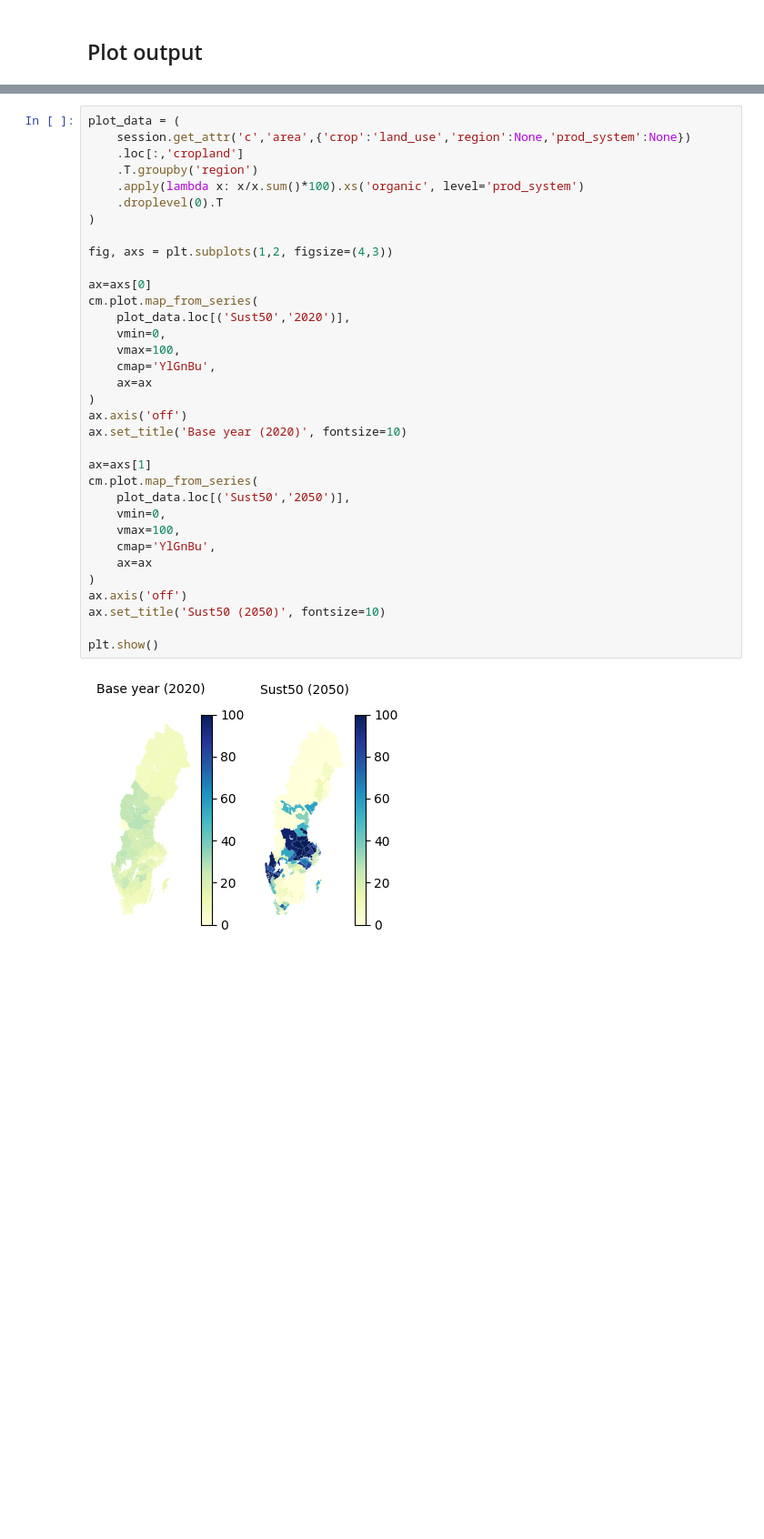
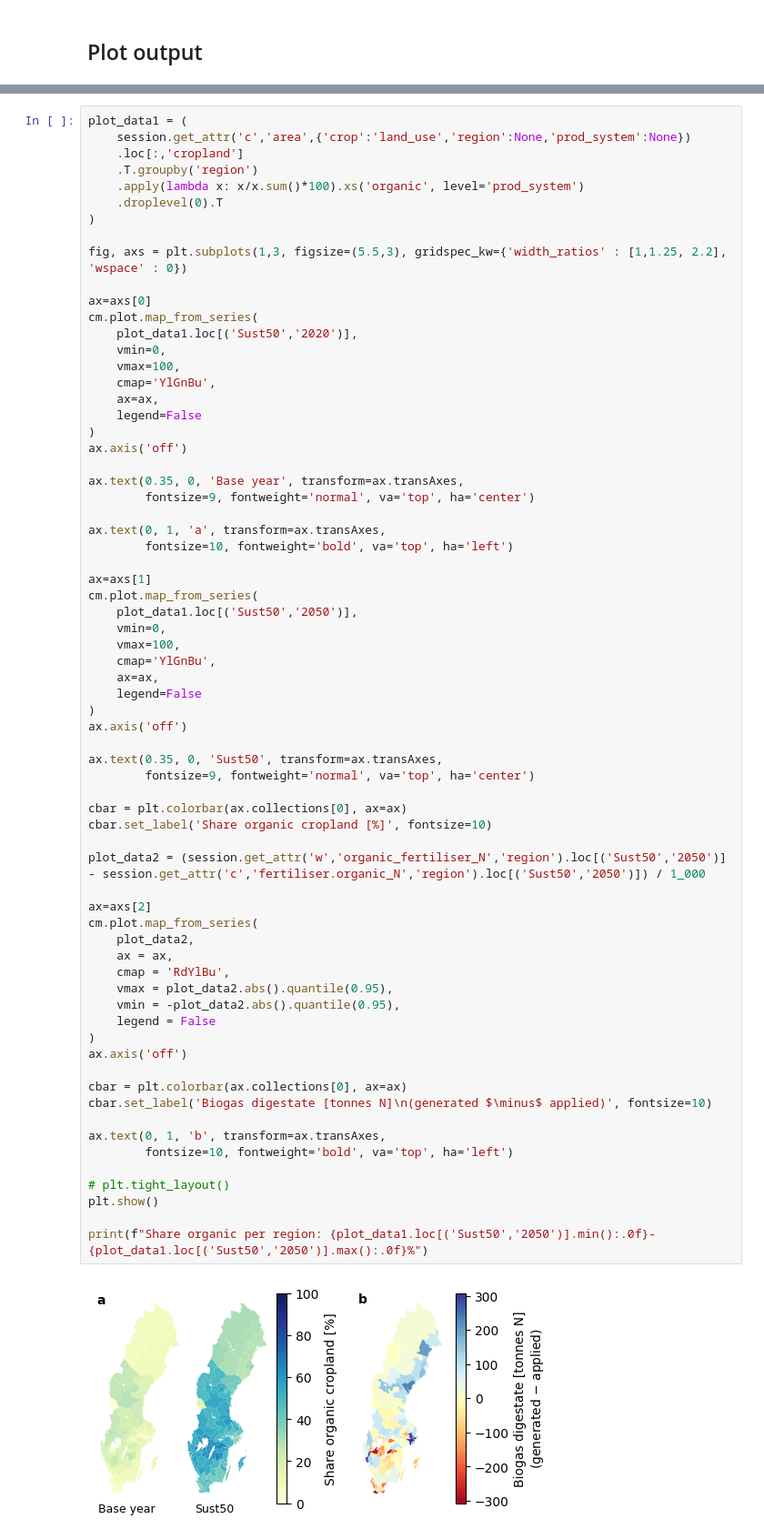
Before and after one commit to SLU-foodsystems/CIBUSmod, a Jupyter notebook: notebooks/example_scenario.ipynb, the cells around one changed output, grey strips where cells are left out. Shown at 91% size. Drawn from its saved outputs; the diff is of its cells as text; blank space fills up the shorter version.

```diff
--- a/notebooks/example_scenario.ipynb
+++ b/notebooks/example_scenario.ipynb
@@ -631,36 +701,70 @@ cm.plot.map_from_series(
 # %%
-plot_data = (
+plot_data1 = (
     session.get_attr('c','area',{'crop':'land_use','region':None,'prod_system':None})
     .loc[:,'cropland']
     .T.groupby('region')
     .apply(lambda x: x/x.sum()*100).xs('organic', level='prod_system')
     .droplevel(0).T
 )
 
-fig, axs = plt.subplots(1,2, figsize=(4,3))
+fig, axs = plt.subplots(1,3, figsize=(5.5,3), gridspec_kw={'width_ratios' : [1,1.25, 2.2], 'wspace' : 0})
 
 ax=axs[0]
 cm.plot.map_from_series(
-    plot_data.loc[('Sust50','2020')],
+    plot_data1.loc[('Sust50','2020')],
     vmin=0,
     vmax=100,
     cmap='YlGnBu',
-    ax=ax
+    ax=ax,
+    legend=False
 )
 ax.axis('off')
-ax.set_title('Base year (2020)', fontsize=10)
+
+ax.text(0.35, 0, 'Base year', transform=ax.transAxes,
+        fontsize=9, fontweight='normal', va='top', ha='center')
+
+ax.text(0, 1, 'a', transform=ax.transAxes,
+        fontsize=10, fontweight='bold', va='top', ha='left')
 
 ax=axs[1]
 cm.plot.map_from_series(
-    plot_data.loc[('Sust50','2050')],
+    plot_data1.loc[('Sust50','2050')],
     vmin=0,
     vmax=100,
     cmap='YlGnBu',
-    ax=ax
+    ax=ax,
+    legend=False
 )
 ax.axis('off')
-ax.set_title('Sust50 (2050)', fontsize=10)
 
+ax.text(0.35, 0, 'Sust50', transform=ax.transAxes,
+        fontsize=9, fontweight='normal', va='top', ha='center')
+
+cbar = plt.colorbar(ax.collections[0], ax=ax)
+cbar.set_label('Share organic cropland [%]', fontsize=10)
+
+plot_data2 = (session.get_attr('w','organic_fertiliser_N','region').loc[('Sust50','2050')] - session.get_attr('c','fertiliser.organic_N','region').loc[('Sust50','2050')]) / 1_000
+
+ax=axs[2]
+cm.plot.map_from_series(
+    plot_data2,
+    ax = ax,
+    cmap = 'RdYlBu',
+    vmax = plot_data2.abs().quantile(0.95),
+    vmin = -plot_data2.abs().quantile(0.95),
+    legend = False
+)
+ax.axis('off')
+
+cbar = plt.colorbar(ax.collections[0], ax=ax)
+cbar.set_label('Biogas digestate [tonnes N]\n(generated $\minus$ applied)', fontsize=10)
+
+ax.text(0, 1, 'b', transform=ax.transAxes,
+        fontsize=10, fontweight='bold', va='top', ha='left')
+
+# plt.tight_layout()
 plt.show()
+
+print(f"Share organic per region: {plot_data1.loc[('Sust50','2050')].min():.0f}-{plot_data1.loc[('Sust50','2050')].max():.0f}%")
 # %% [output]
-[figure, old version]
+[figure, new version]
```
Also changed, not shown: parts of 17 cells of this notebook, 3 other files.
